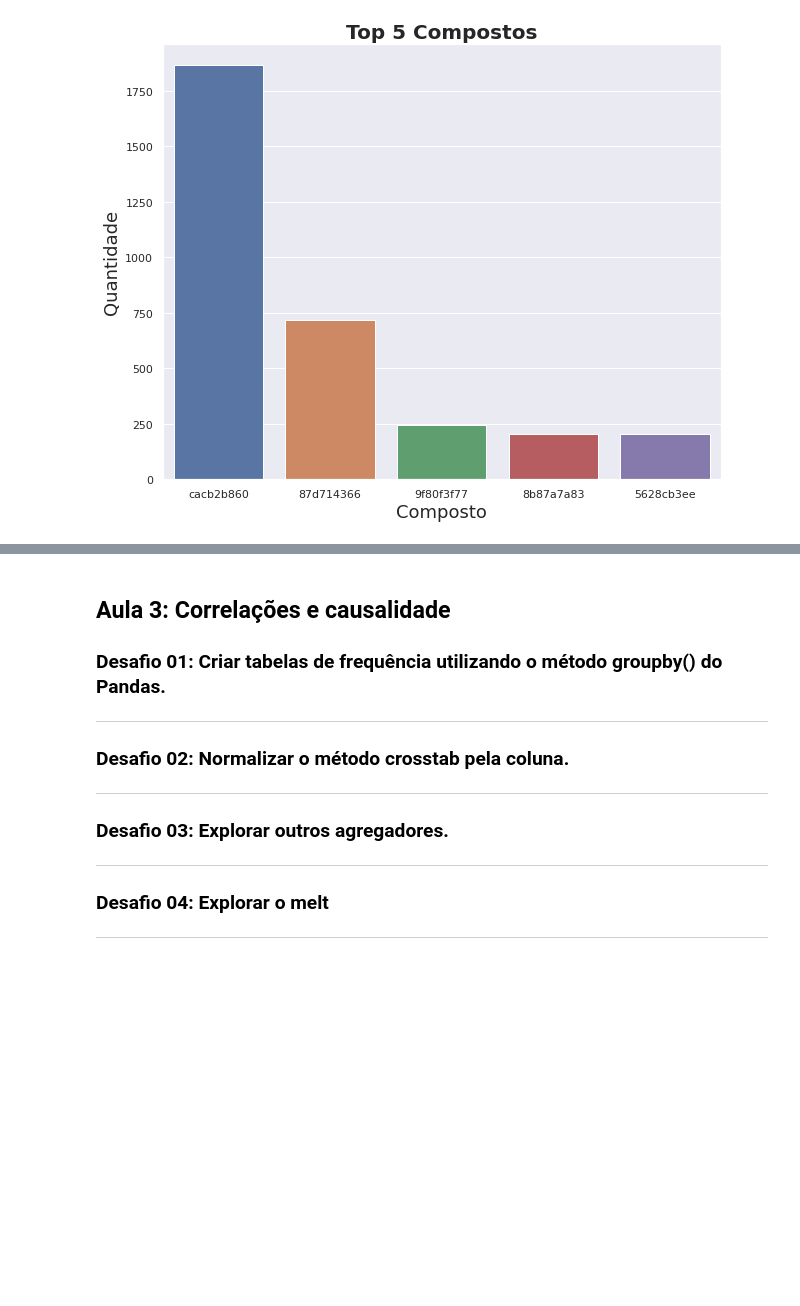
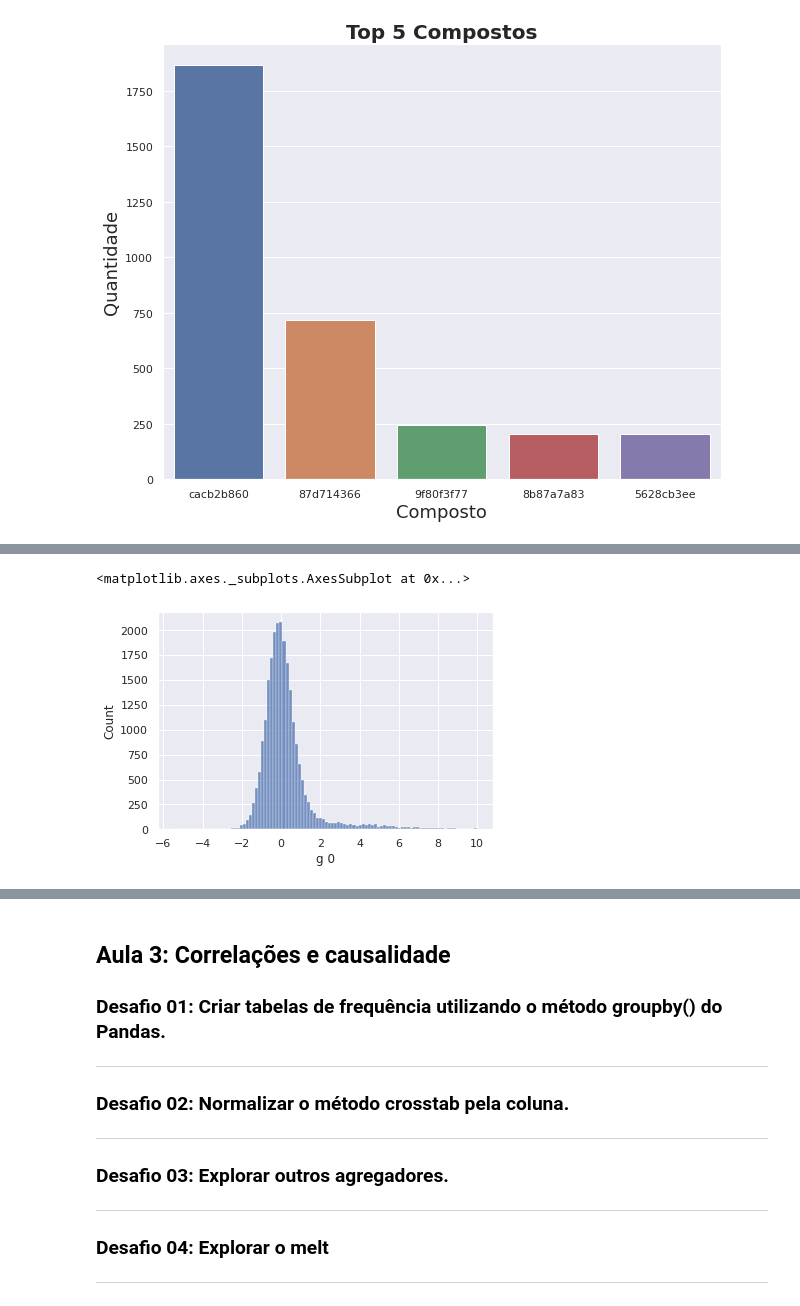
Before and after one commit to henriqueotogami/imersao-dados-3-alura, a Jupyter notebook: Desafios.ipynb, the cells around one changed output, grey strips where cells are left out. Drawn from its saved outputs; the diff is of its cells as text; code cells hidden in the pictures; blank space fills up the shorter version.

```diff
--- a/Desafios.ipynb
+++ b/Desafios.ipynb
@@ -228,0 +236,5 @@ plt.show()
+# %%
+sns.histplot(data=dados['g 0'], bins=100, common_norm=True)
+# %% [output]
+<matplotlib.axes._subplots.AxesSubplot at 0x...>
+[figure, added]
```
Also changed, not shown: parts of 7 cells of this notebook.
